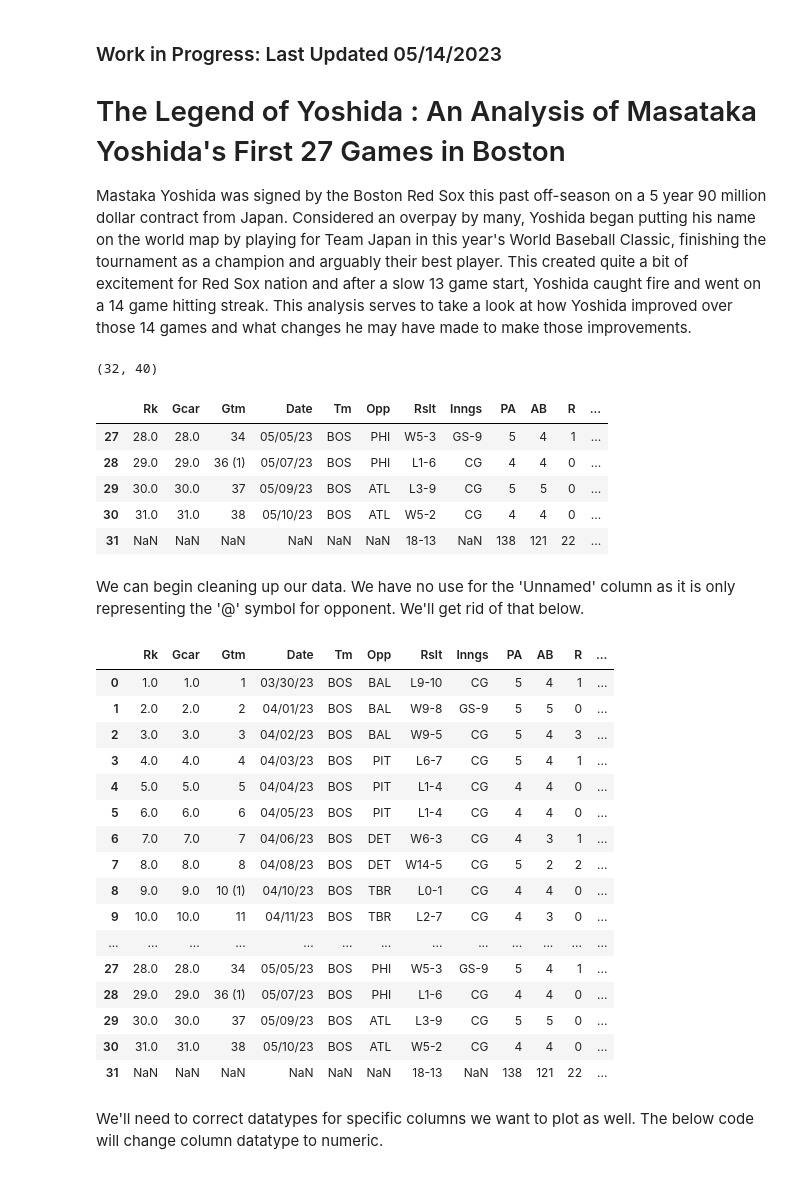
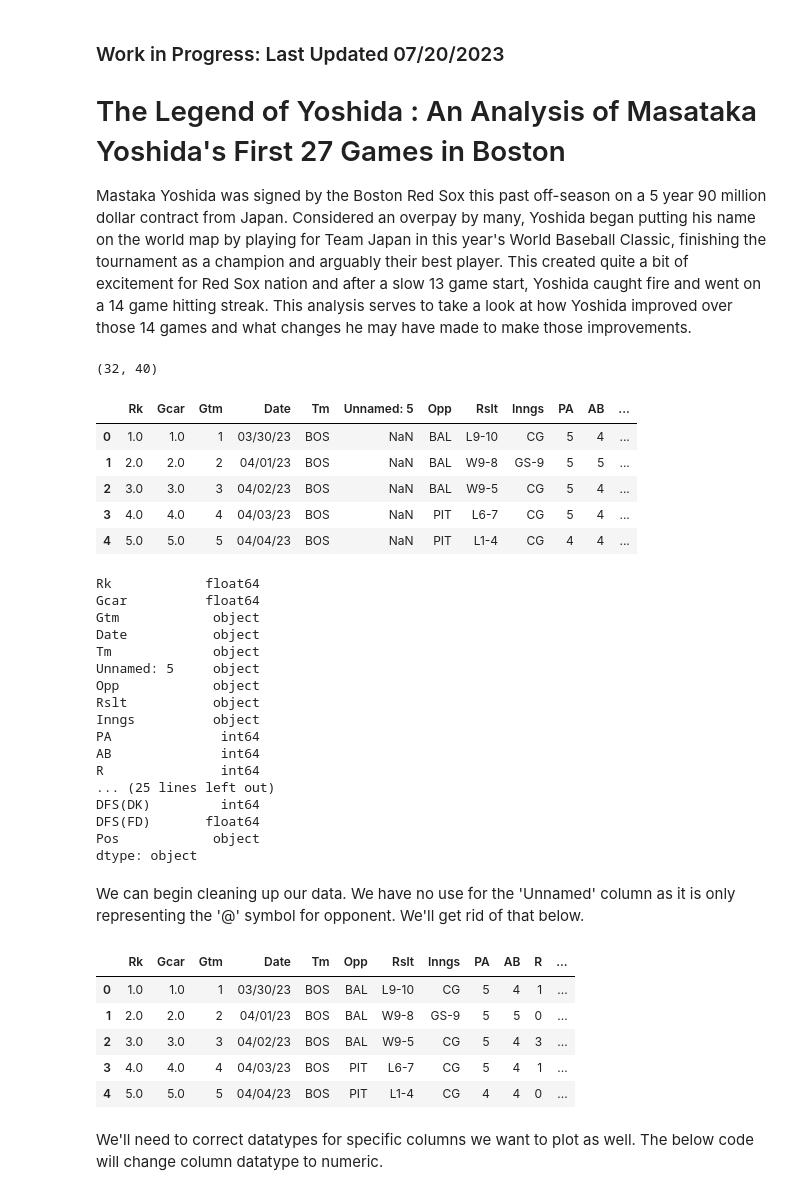
Before and after one commit to mjeisenh/The-Legend-of-Yoshida, a Jupyter notebook: yoshida_streak_analysis.ipynb, the cells around one changed output. Cells and saved outputs as stored; diff of their text form; code cells hidden in the pictures.

```diff
--- a/yoshida_streak_analysis.ipynb
+++ b/yoshida_streak_analysis.ipynb
@@ -1,5 +1,5 @@
 # %% [markdown]
-### Work in Progress: Last Updated 05/14/2023
+### Work in Progress: Last Updated 07/20/2023
 
 # The Legend of Yoshida : An Analysis of Masataka Yoshida's First 27 Games in Boston
  Mastaka Yoshida was signed by the Boston Red Sox this past off-season on a 5 year 90 million dollar contract from Japan. Considered an overpay by many, Yoshida began putting his name on the world map by playing for Team Japan in this year's World Baseball Classic, finishing the tournament as a champion and arguably their best player. This created quite a bit of excitement for Red Sox nation and after a slow 13 game start, Yoshida caught fire and went on a 14 game hitting streak. This analysis serves to take a look at how Yoshida improved over those 14 games and what changes he may have made to make those improvements.
@@ -17,40 +18,50 @@ df.shape
 # %% [output]
 (32, 40)
 # %%
-# See all columns of dataframe and view last 5 rows
+# See all columns of dataframe and view first 5 rows
 pd.set_option('display.max_columns', None)
-df.tail()
+df.head()
 # %% [output]
-|  | Rk | Gcar | Gtm | Date | Tm | Opp | Rslt | Inngs | PA | AB | R | ... |
-| 27 | 28.0 | 28.0 | 34 | 05/05/23 | BOS | PHI | W5-3 | GS-9 | 5 | 4 | 1 | ... |
-| 28 | 29.0 | 29.0 | 36 (1) | 05/07/23 | BOS | PHI | L1-6 | CG | 4 | 4 | 0 | ... |
-| 29 | 30.0 | 30.0 | 37 | 05/09/23 | BOS | ATL | L3-9 | CG | 5 | 5 | 0 | ... |
-| 30 | 31.0 | 31.0 | 38 | 05/10/23 | BOS | ATL | W5-2 | CG | 4 | 4 | 0 | ... |
-| 31 | NaN | NaN | NaN | NaN | NaN | NaN | 18-13 | NaN | 138 | 121 | 22 | ... |
+|  | Rk | Gcar | Gtm | Date | Tm | Unnamed: 5 | Opp | Rslt | Inngs | PA | AB | ... |
+| 0 | 1.0 | 1.0 | 1 | 03/30/23 | BOS | NaN | BAL | L9-10 | CG | 5 | 4 | ... |
+| 1 | 2.0 | 2.0 | 2 | 04/01/23 | BOS | NaN | BAL | W9-8 | GS-9 | 5 | 5 | ... |
+| 2 | 3.0 | 3.0 | 3 | 04/02/23 | BOS | NaN | BAL | W9-5 | CG | 5 | 4 | ... |
+| 3 | 4.0 | 4.0 | 4 | 04/03/23 | BOS | NaN | PIT | L6-7 | CG | 5 | 4 | ... |
+| 4 | 5.0 | 5.0 | 5 | 04/04/23 | BOS | NaN | PIT | L1-4 | CG | 4 | 4 | ... |
+# %%
+# View datatypes for each column
+df.dtypes
+# %% [output]
+Rk            float64
+Gcar          float64
+Gtm            object
+Date           object
+Tm             object
+Unnamed: 5     object
+Opp            object
+Rslt           object
+Inngs          object
+PA              int64
+AB              int64
+R               int64
+... (25 lines left out)
+DFS(DK)         int64
+DFS(FD)       float64
+Pos            object
+dtype: object
 # %% [markdown]
 We can begin cleaning up our data. We have no use for the 'Unnamed' column as it is only representing the '@' symbol for opponent. We'll get rid of that below.
 # %%
 df.columns[5]
 df.drop(df.columns[5], axis=1, inplace=True)
-df
+df.head()
 # %% [output]
 |  | Rk | Gcar | Gtm | Date | Tm | Opp | Rslt | Inngs | PA | AB | R | ... |
 | 0 | 1.0 | 1.0 | 1 | 03/30/23 | BOS | BAL | L9-10 | CG | 5 | 4 | 1 | ... |
 | 1 | 2.0 | 2.0 | 2 | 04/01/23 | BOS | BAL | W9-8 | GS-9 | 5 | 5 | 0 | ... |
 | 2 | 3.0 | 3.0 | 3 | 04/02/23 | BOS | BAL | W9-5 | CG | 5 | 4 | 3 | ... |
 | 3 | 4.0 | 4.0 | 4 | 04/03/23 | BOS | PIT | L6-7 | CG | 5 | 4 | 1 | ... |
 | 4 | 5.0 | 5.0 | 5 | 04/04/23 | BOS | PIT | L1-4 | CG | 4 | 4 | 0 | ... |
-| 5 | 6.0 | 6.0 | 6 | 04/05/23 | BOS | PIT | L1-4 | CG | 4 | 4 | 0 | ... |
-| 6 | 7.0 | 7.0 | 7 | 04/06/23 | BOS | DET | W6-3 | CG | 4 | 3 | 1 | ... |
-| 7 | 8.0 | 8.0 | 8 | 04/08/23 | BOS | DET | W14-5 | CG | 5 | 2 | 2 | ... |
-| 8 | 9.0 | 9.0 | 10 (1) | 04/10/23 | BOS | TBR | L0-1 | CG | 4 | 4 | 0 | ... |
-| 9 | 10.0 | 10.0 | 11 | 04/11/23 | BOS | TBR | L2-7 | CG | 4 | 3 | 0 | ... |
-| ... | ... | ... | ... | ... | ... | ... | ... | ... | ... | ... | ... | ... |
-| 27 | 28.0 | 28.0 | 34 | 05/05/23 | BOS | PHI | W5-3 | GS-9 | 5 | 4 | 1 | ... |
-| 28 | 29.0 | 29.0 | 36 (1) | 05/07/23 | BOS | PHI | L1-6 | CG | 4 | 4 | 0 | ... |
-| 29 | 30.0 | 30.0 | 37 | 05/09/23 | BOS | ATL | L3-9 | CG | 5 | 5 | 0 | ... |
-| 30 | 31.0 | 31.0 | 38 | 05/10/23 | BOS | ATL | W5-2 | CG | 4 | 4 | 0 | ... |
-| 31 | NaN | NaN | NaN | NaN | NaN | NaN | 18-13 | NaN | 138 | 121 | 22 | ... |
 # %% [markdown]
 We'll need to correct datatypes for specific columns we want to plot as well. The below code will change column datatype to numeric.
 # %%
```
Also changed, not shown: parts of 28 cells of this notebook.
